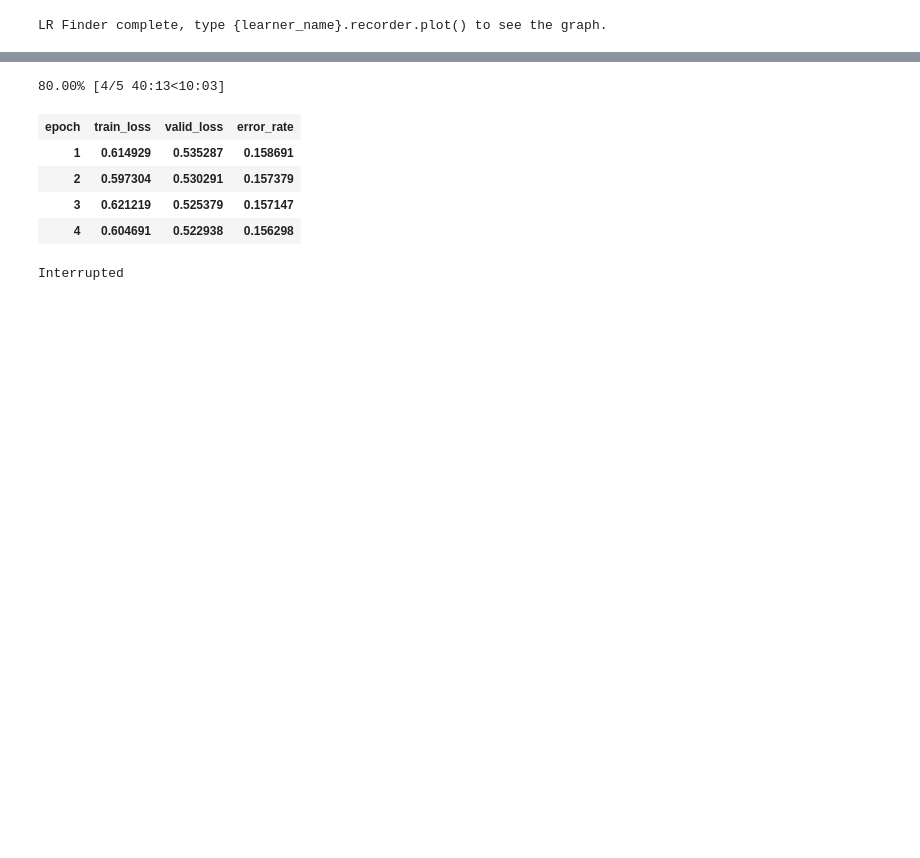
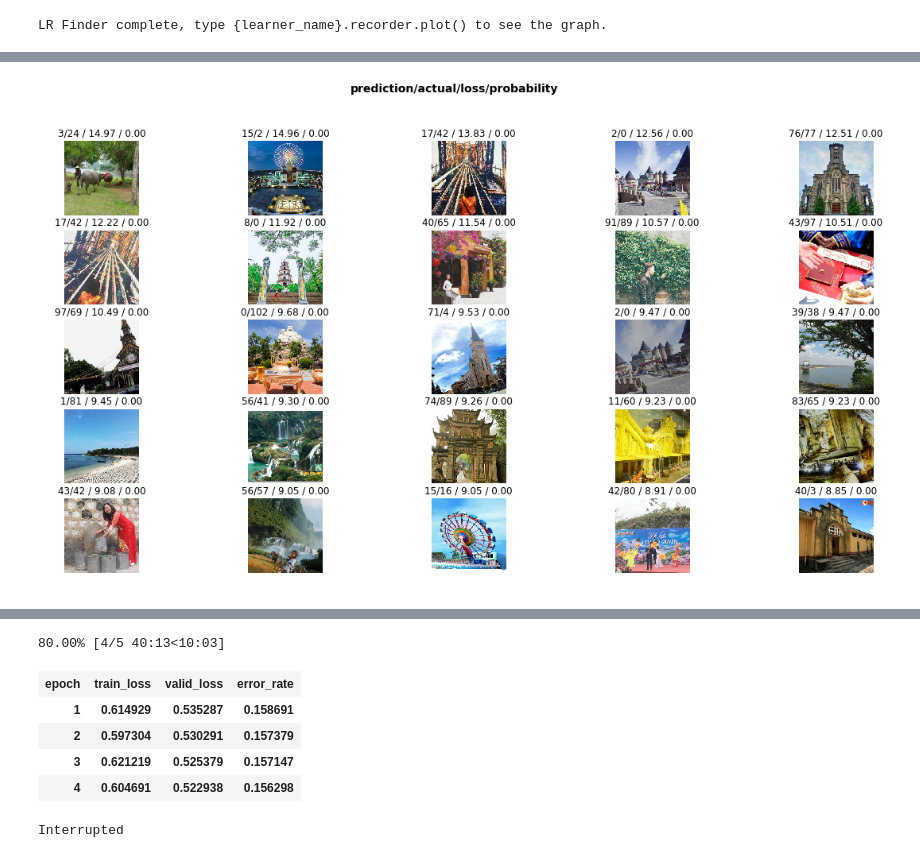
Before and after one commit to anhquan0412/zalo_landmark, a Jupyter notebook: clean_up.ipynb, the cells around one changed output, grey strips where cells are left out. Drawn from its saved outputs; the diff is of its cells as text; code cells hidden in the pictures; blank space fills up the shorter version.

```diff
--- a/clean_up.ipynb
+++ b/clean_up.ipynb
@@ -224,0 +243,2 @@ LR Finder complete, type {learner_name}.recorder.plot() to see the graph.
+# %%
+interp = ClassificationInterpretation.from_learner(learn)
@@ -224,0 +249,4 @@ LR Finder complete, type {learner_name}.recorder.plot() to see the graph.
+# %%
+interp.plot_top_losses(25, figsize=(20,10))
+# %% [output]
+[figure, added]
```
Also changed, not shown: parts of 47 cells of this notebook.
